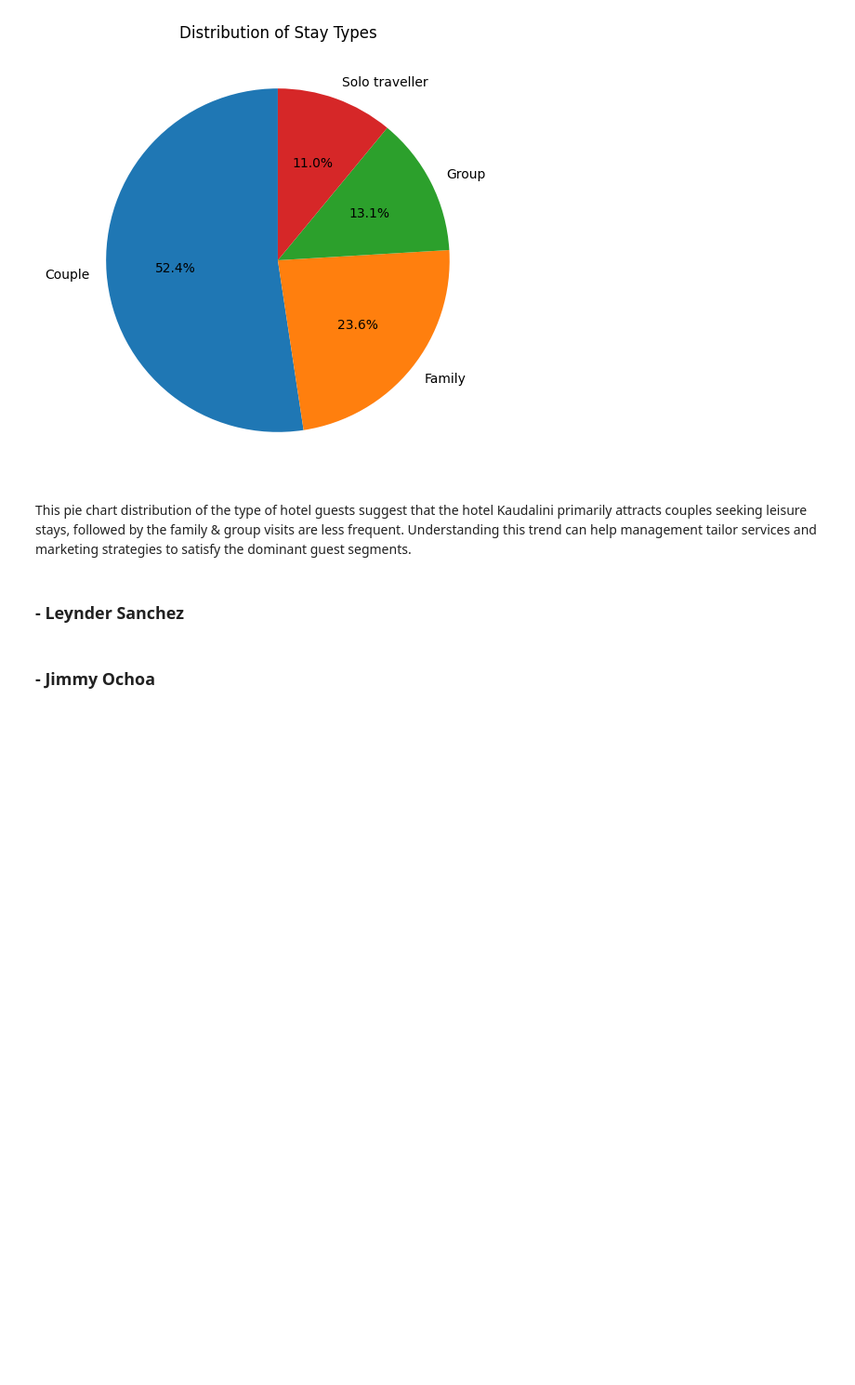
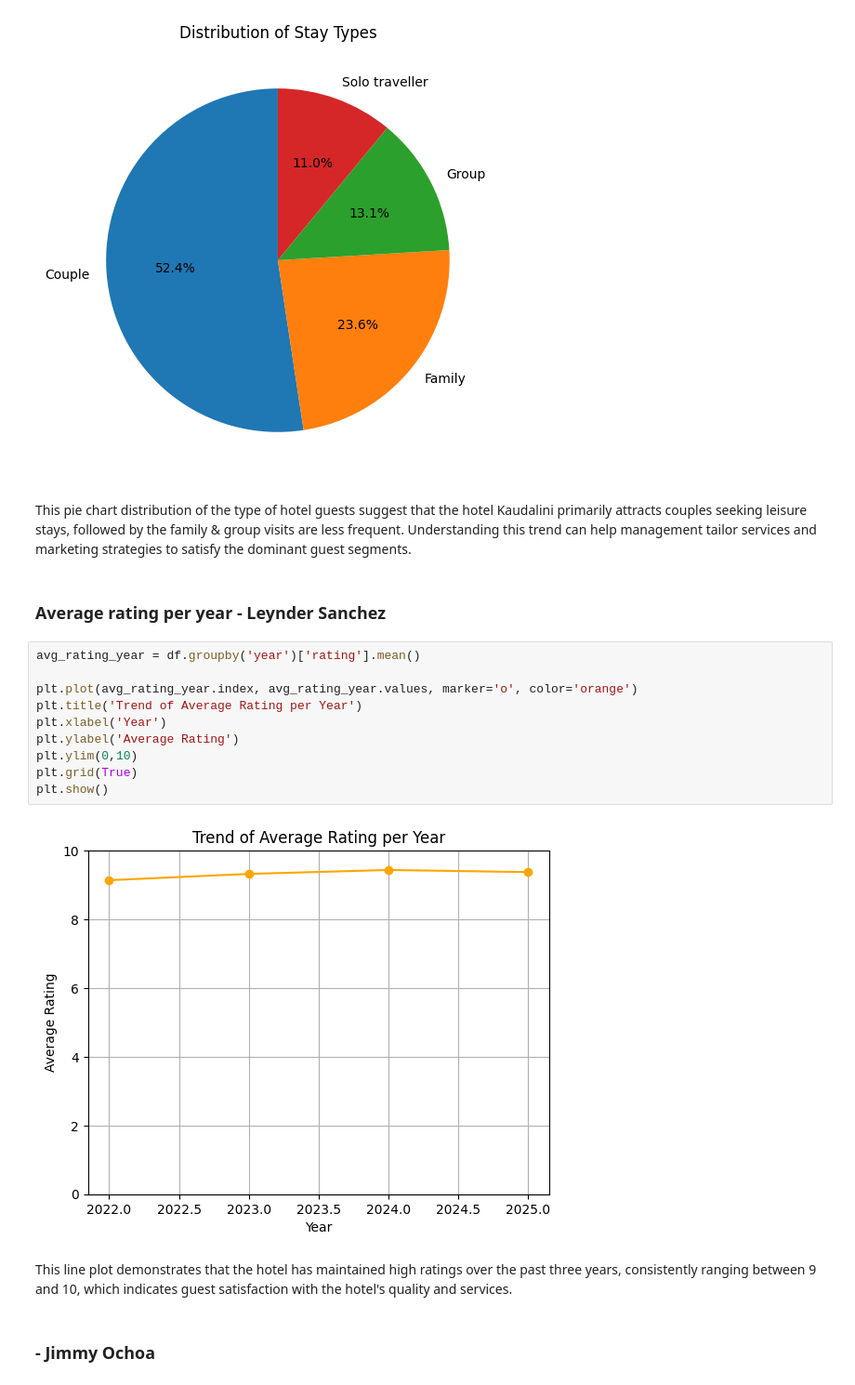
Before and after one commit to asve06/act2_si_225_group2, a Jupyter notebook: act2_si_eda_225_group2.ipynb, the cells around one changed output. Shown at 93% size. Saved outputs shown, nothing was run; the diff lists cells and outputs as text; blank space fills up the shorter version.

Commit message:
Add line plot for average rating per year

```diff
--- a/act2_si_eda_225_group2.ipynb
+++ b/act2_si_eda_225_group2.ipynb
@@ -292,6 +292,20 @@ plt.show()
 # %% [markdown]
 This pie chart distribution of the type of hotel guests suggest that the hotel Kaudalini primarily attracts couples seeking leisure stays, followed by the family & group visits are less frequent. Understanding this trend can help management tailor services and marketing strategies to satisfy the dominant guest segments.
 # %% [markdown]
-### - Leynder Sanchez
+### Average rating per year - Leynder Sanchez
+# %%
+avg_rating_year = df.groupby('year')['rating'].mean()
+
+plt.plot(avg_rating_year.index, avg_rating_year.values, marker='o', color='orange')
+plt.title('Trend of Average Rating per Year')
+plt.xlabel('Year')
+plt.ylabel('Average Rating')
+plt.ylim(0,10)
+plt.grid(True)
+plt.show()
+# %% [output]
+[figure, added]
+# %% [markdown]
+This line plot demonstrates that the hotel has maintained high ratings over the past three years, consistently ranging between 9 and 10, which indicates guest satisfaction with the hotel's quality and services.
 # %% [markdown]
 ### - Jimmy Ochoa
```
